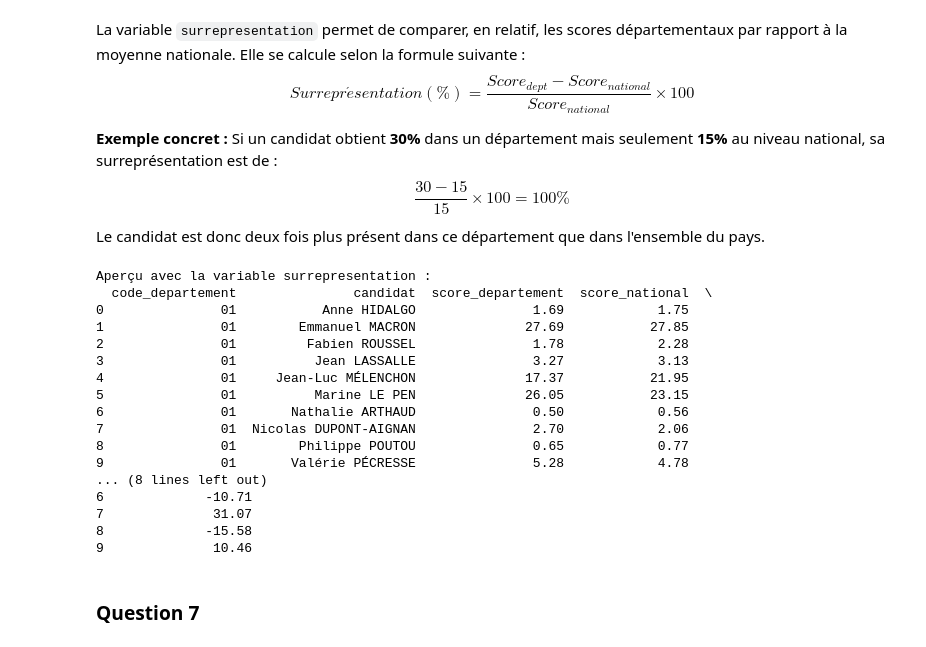
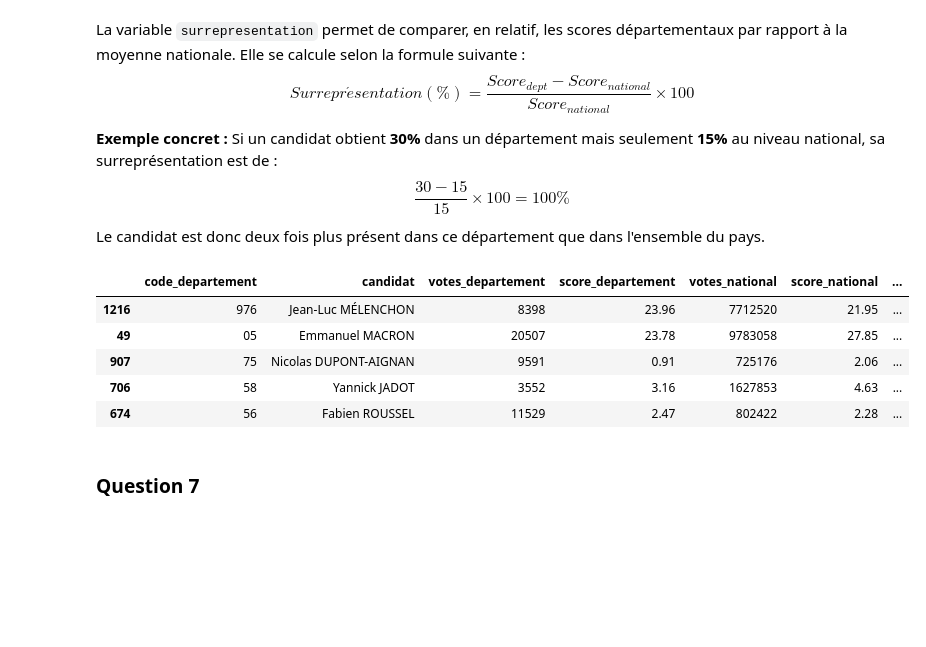
Before and after one commit to Laurine-ensai/evaluation_intermediaire_python_ds, a Jupyter notebook: reponses.ipynb, the cells around one changed output. Drawn from its saved outputs; the diff is of its cells as text; code cells hidden in the pictures; blank space fills up the shorter version.

```diff
--- a/reponses.ipynb
+++ b/reponses.ipynb
@@ -222,24 +221,13 @@ from rep.comparaison_des_scores import creation_surrepresentation, apercu_surrep
 # %%
 creation_surrepresentation(score_departements)
-apercu_surrepresentation(score_departements)
+score_departements.sample(5)
 # %% [output]
-Aperçu avec la variable surrepresentation :
-  code_departement               candidat  score_departement  score_national  \
-0               01           Anne HIDALGO               1.69            1.75
-1               01        Emmanuel MACRON              27.69           27.85
-2               01         Fabien ROUSSEL               1.78            2.28
-3               01          Jean LASSALLE               3.27            3.13
-4               01     Jean-Luc MÉLENCHON              17.37           21.95
-5               01          Marine LE PEN              26.05           23.15
-6               01       Nathalie ARTHAUD               0.50            0.56
-7               01  Nicolas DUPONT-AIGNAN               2.70            2.06
-8               01        Philippe POUTOU               0.65            0.77
-9               01       Valérie PÉCRESSE               5.28            4.78
-... (8 lines left out)
-6             -10.71
-7              31.07
-8             -15.58
-9              10.46
+|  | code_departement | candidat | votes_departement | score_departement | votes_national | score_national | ... |
+| 1216 | 976 | Jean-Luc MÉLENCHON | 8398 | 23.96 | 7712520 | 21.95 | ... |
+| 49 | 05 | Emmanuel MACRON | 20507 | 23.78 | 9783058 | 27.85 | ... |
+| 907 | 75 | Nicolas DUPONT-AIGNAN | 9591 | 0.91 | 725176 | 2.06 | ... |
+| 706 | 58 | Yannick JADOT | 3552 | 3.16 | 1627853 | 4.63 | ... |
+| 674 | 56 | Fabien ROUSSEL | 11529 | 2.47 | 802422 | 2.28 | ... |
 # %% [markdown]
 ### Question 7
 # %%
```
Also changed, not shown: parts of 6 cells of this notebook, 5 other files.
